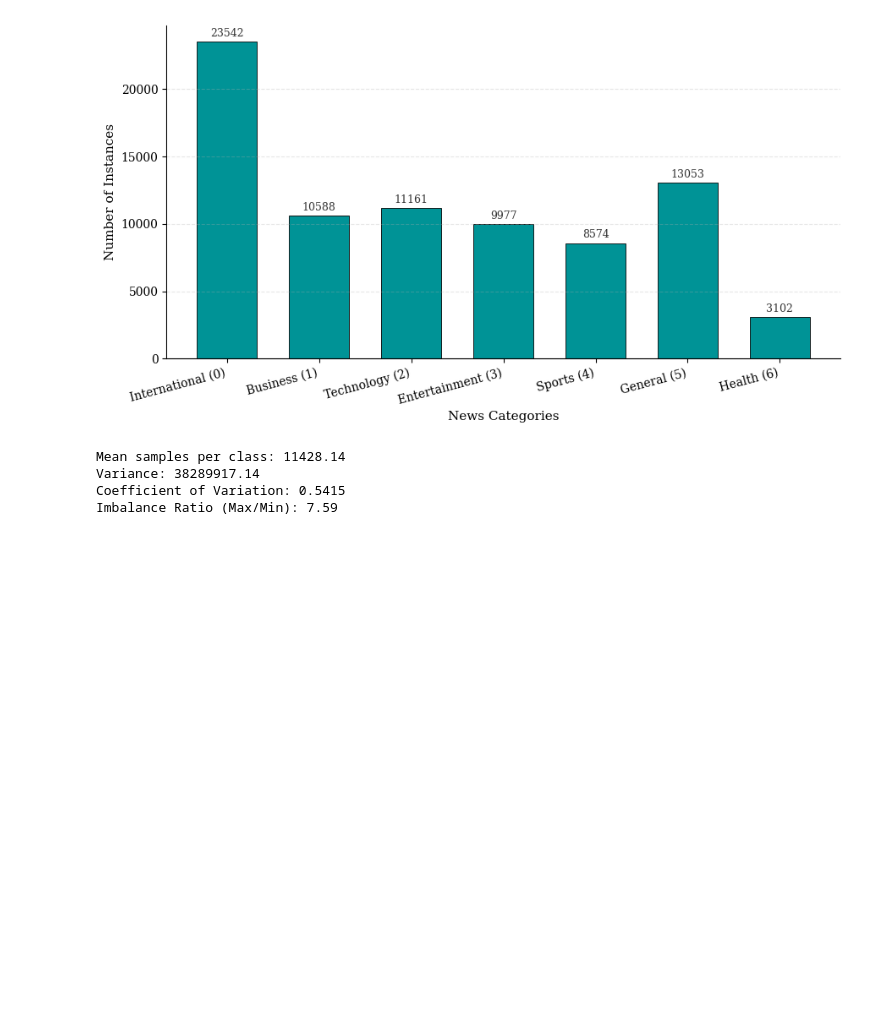
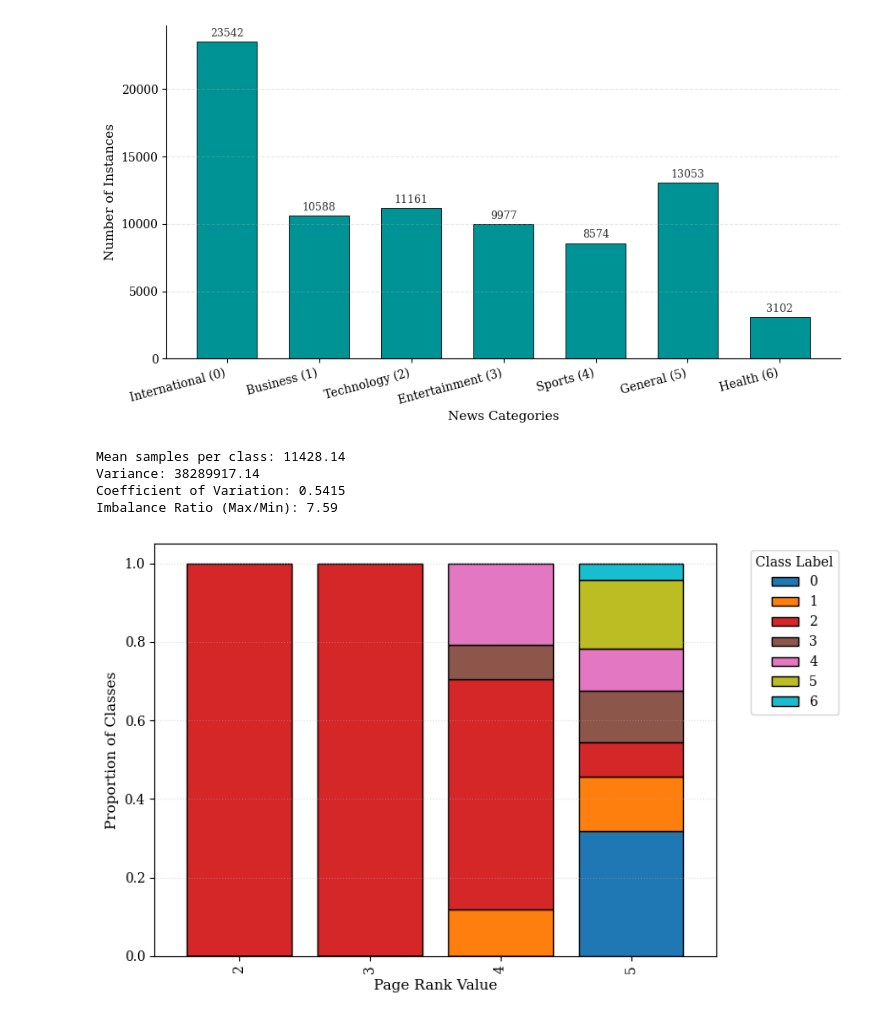
Before and after one commit to strafabio1/news-topic-classification, a Jupyter notebook: grafici.ipynb, the cells around one changed output. Saved outputs shown, nothing was run; the diff lists cells and outputs as text; code cells hidden in the pictures; blank space fills up the shorter version.

```diff
--- a/grafici.ipynb
+++ b/grafici.ipynb
@@ -75,3 +75,33 @@ Mean samples per class: 11428.14
 Variance: 38289917.14
 Coefficient of Variation: 0.5415
 Imbalance Ratio (Max/Min): 7.59
+# %%
+import pandas as pd
+import matplotlib.pyplot as plt
+
+# Caricamento
+df = pd.read_csv('development.csv')
+
+# Creiamo una Cross-Tabulation (Tabella a doppia entrata)
+# Normalizziamo per riga ('index') per vedere le percentuali
+ct = pd.crosstab(df['page_rank'], df['label'], normalize='index')
+
+# Setup Grafico
+plt.figure(figsize=(8, 5))
+plt.rcParams['font.family'] = 'serif'
+
+# Stacked Bar Plot
+# Usa una colormap che distingua bene le 7 classi (es. 'tab10' o 'Set2')
+ct.plot(kind='bar', stacked=True, colormap='tab10', edgecolor='black', width=0.8, ax=plt.gca())
+
+plt.xlabel('Page Rank Value', fontsize=11)
+plt.ylabel('Proportion of Classes', fontsize=11)
+plt.legend(title='Class Label', bbox_to_anchor=(1.05, 1), loc='upper left')
+
+# Pulizia
+plt.tight_layout()
+plt.grid(axis='y', linestyle=':', alpha=0.4)
+plt.savefig('pagerank_analysis.pdf')
+plt.show()
+# %% [output]
+[figure, added]
```
Also changed, not shown: 3 other files.
